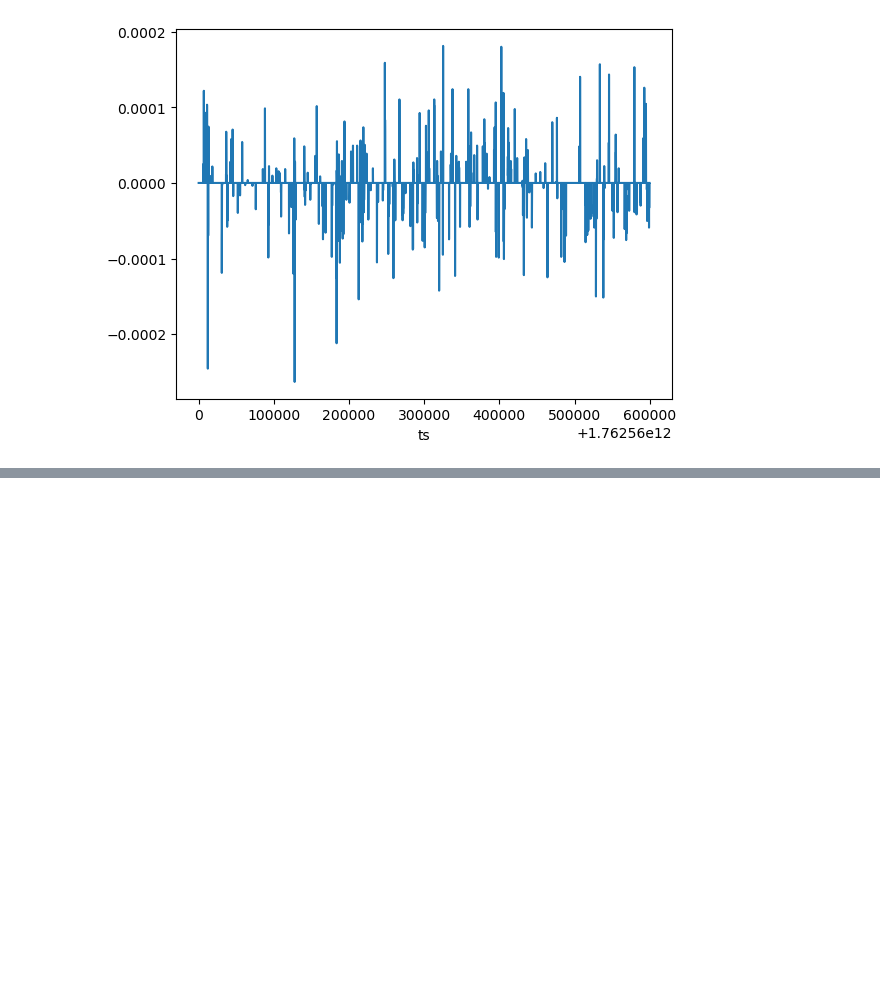
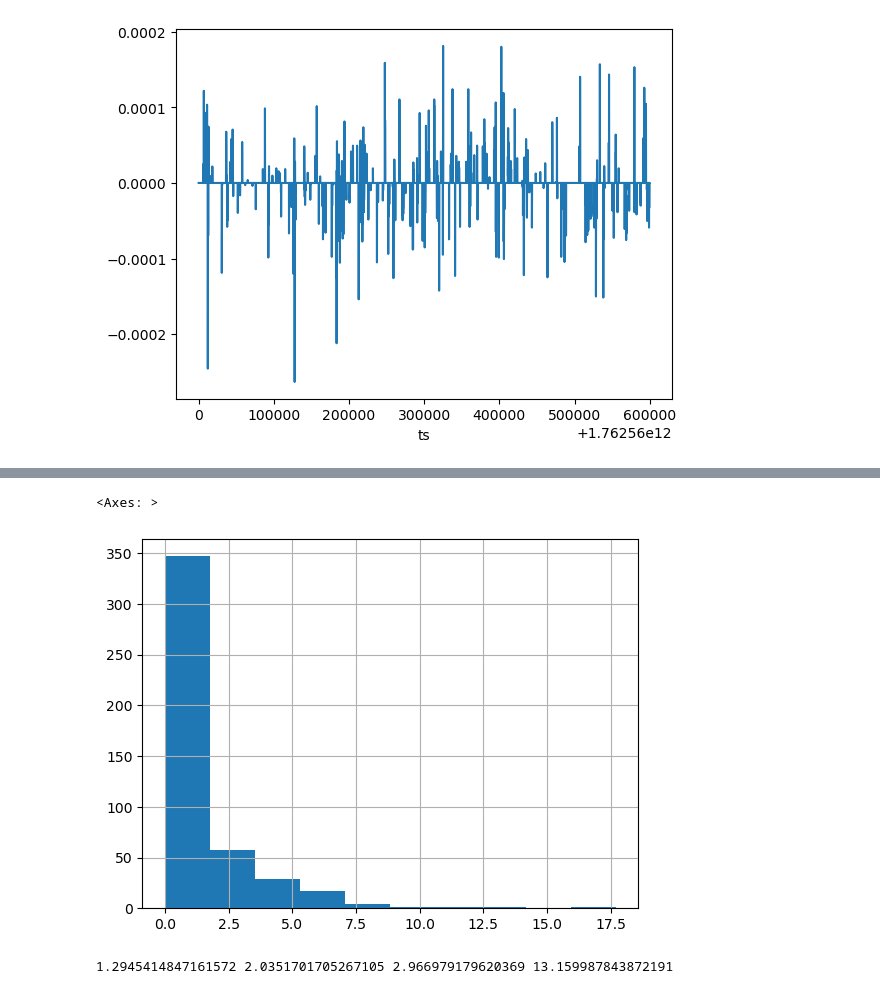
Before and after one commit to jinczing/okx-lob-da, a Jupyter notebook: lab-okx-bbo.ipynb, the cells around one changed output, grey strips where cells are left out. Drawn from its saved outputs; the diff is of its cells as text; code cells hidden in the pictures; blank space fills up the shorter version.

```diff
--- a/lab-okx-bbo.ipynb
+++ b/lab-okx-bbo.ipynb
@@ -66,0 +201,2 @@ r.plot()
+# %%
+rr = r[r!=0]
@@ -66,0 +207,11 @@ r.plot()
+# %%
+dt = pd.to_datetime(rr.index, unit='ms').to_series().diff().dt.total_seconds().fillna(0)
+# %%
+dt.hist()
+# %% [output]
+<Axes: >
+[figure, added]
+# %%
+print(dt.mean(), dt.std(), dt.skew(), dt.kurtosis())
+# %% [output]
+1.2945414847161572 2.0351701705267105 2.966979179620369 13.159987843872191
```
Also changed, not shown: parts of 36 cells of this notebook.
